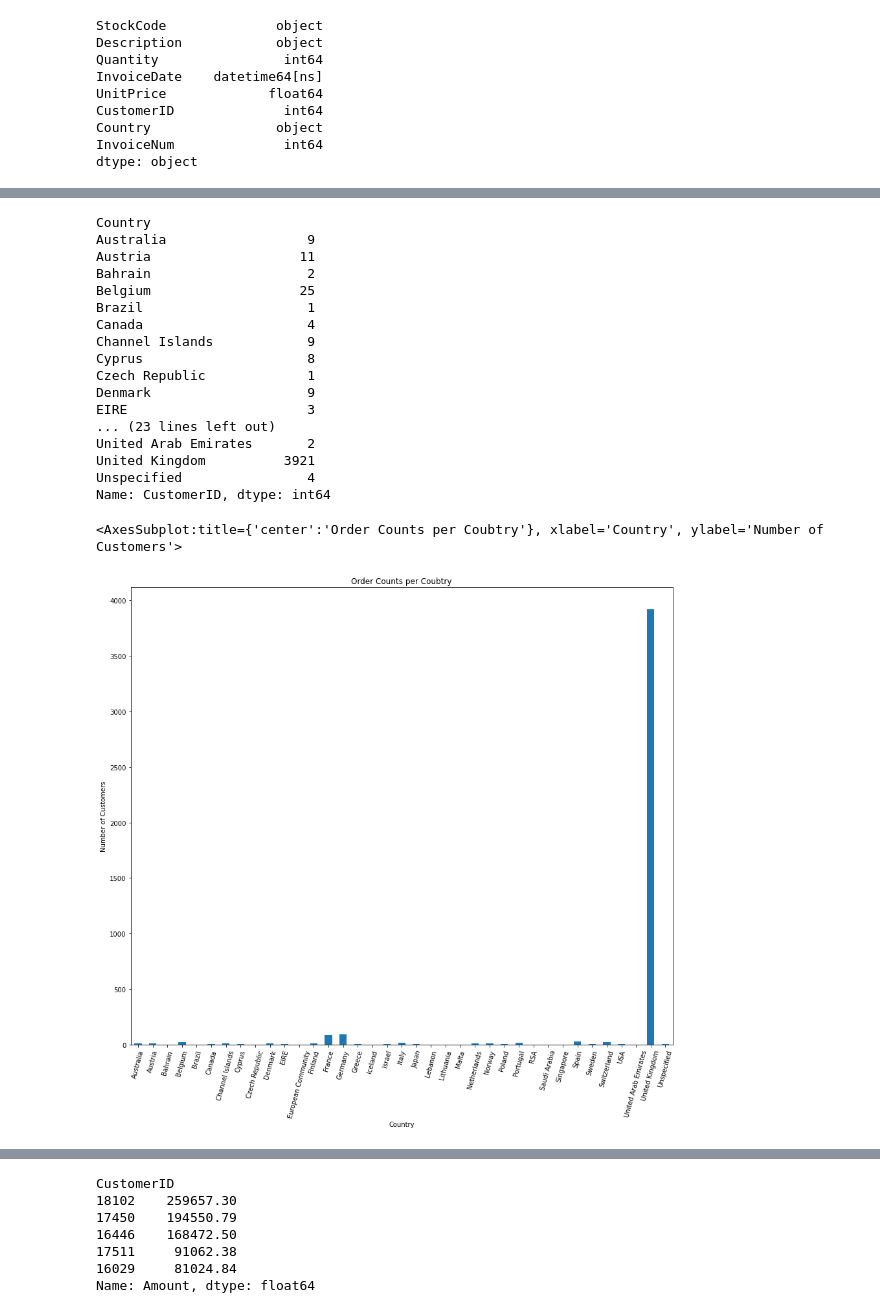
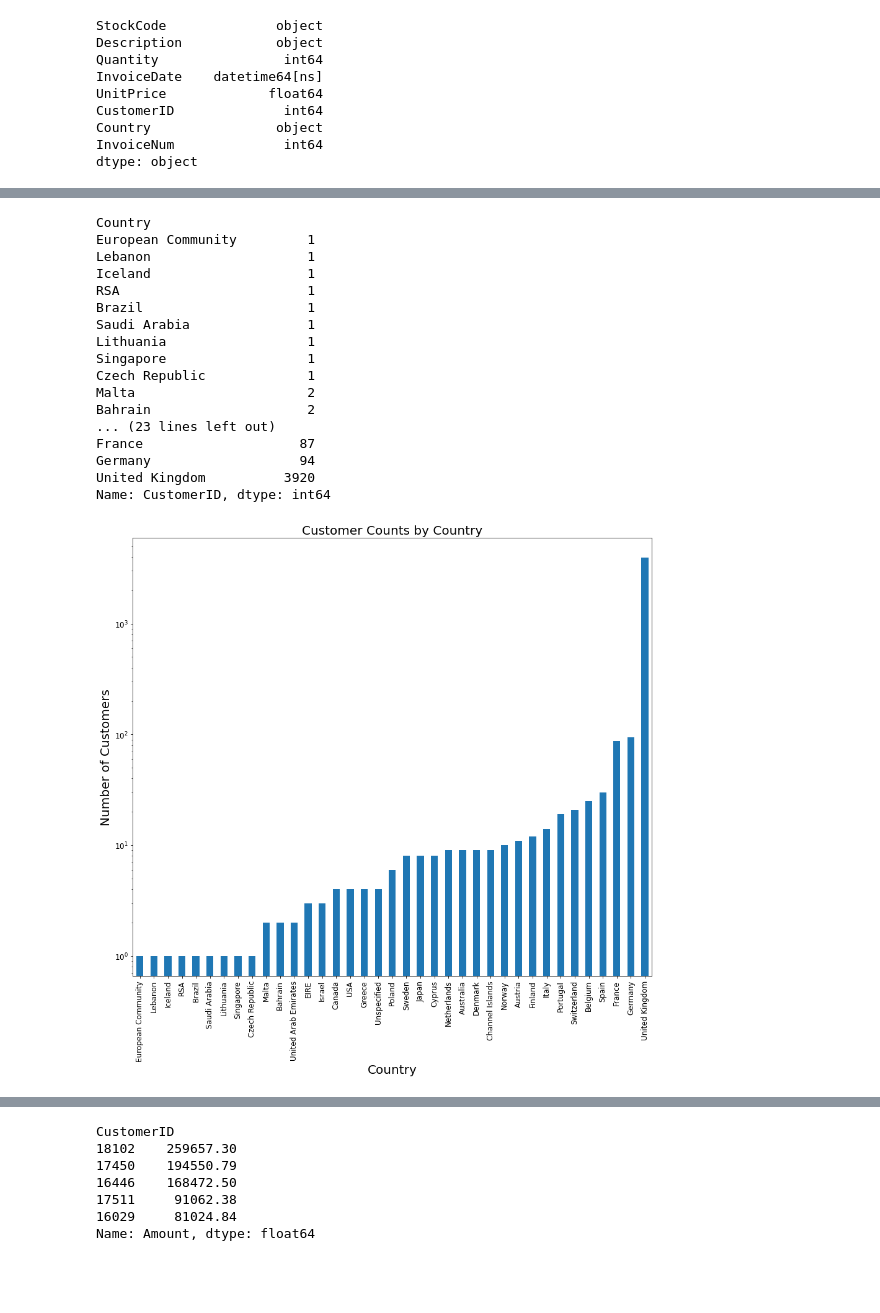
Before and after one commit to xinwang-us/DataScienceCapstoneThree, a Jupyter notebook: capstone_project3_EDA.ipynb, the cells around one changed output, grey strips where cells are left out. Drawn from its saved outputs; the diff is of its cells as text; code cells hidden in the pictures; blank space fills up the shorter version.

```diff
--- a/capstone_project3_EDA.ipynb
+++ b/capstone_project3_EDA.ipynb
@@ -141,31 +146,37 @@ order_counts_country.plot(kind='bar', figsize=(15, 13), rot = 75, xlabel = 'Coun
 # %%
 #customer counts per country
-customer_counts_country = online_retail_df.groupby(by=['Country'])['CustomerID'].nunique()
+customer_counts_country = online_retail_df.groupby(by=['Country'])['CustomerID'].nunique().sort_values()
 customer_counts_country
 # %% [output]
 Country
-Australia                  9
-Austria                   11
+European Community         1
+Lebanon                    1
+Iceland                    1
+RSA                        1
+Brazil                     1
+Saudi Arabia               1
+Lithuania                  1
+Singapore                  1
+Czech Republic             1
+Malta                      2
 Bahrain                    2
-Belgium                   25
-Brazil                     1
-Canada                     4
-Channel Islands            9
-Cyprus                     8
-Czech Republic             1
-Denmark                    9
-EIRE                       3
 ... (23 lines left out)
-United Arab Emirates       2
-United Kingdom          3921
-Unspecified                4
+France                    87
+Germany                   94
+United Kingdom          3920
 Name: CustomerID, dtype: int64
-# %%
-customer_counts_country.plot(kind='bar', figsize=(15, 13), rot = 75, xlabel = 'Country', ylabel= 'Number of Customers', \
-                                                 title='Order Counts per Coubtry')
-# %% [output]
-<AxesSubplot:title={'center':'Order Counts per Coubtry'}, xlabel='Country', ylabel='Number of Customers'>
-[figure, removed]
+# %%
+
+customer_counts_country.plot(kind='bar', figsize=(15, 13), rot = 90)
+plt.yscale('log')
+plt.yticks(fontsize = 12)
+plt.xticks(fontsize = 12)
+plt.title('Customer Counts by Country', fontsize = 20)
+plt.xlabel('Country', fontsize = 20)
+plt.ylabel('Number of Customers', fontsize = 20)
+plt.show()
+# %% [output]
+[figure, added]
 # %%
 # number of customers in UK
 uk_online_retail_df['CustomerID'].nunique()
```
Also changed, not shown: parts of 13 cells of this notebook.
